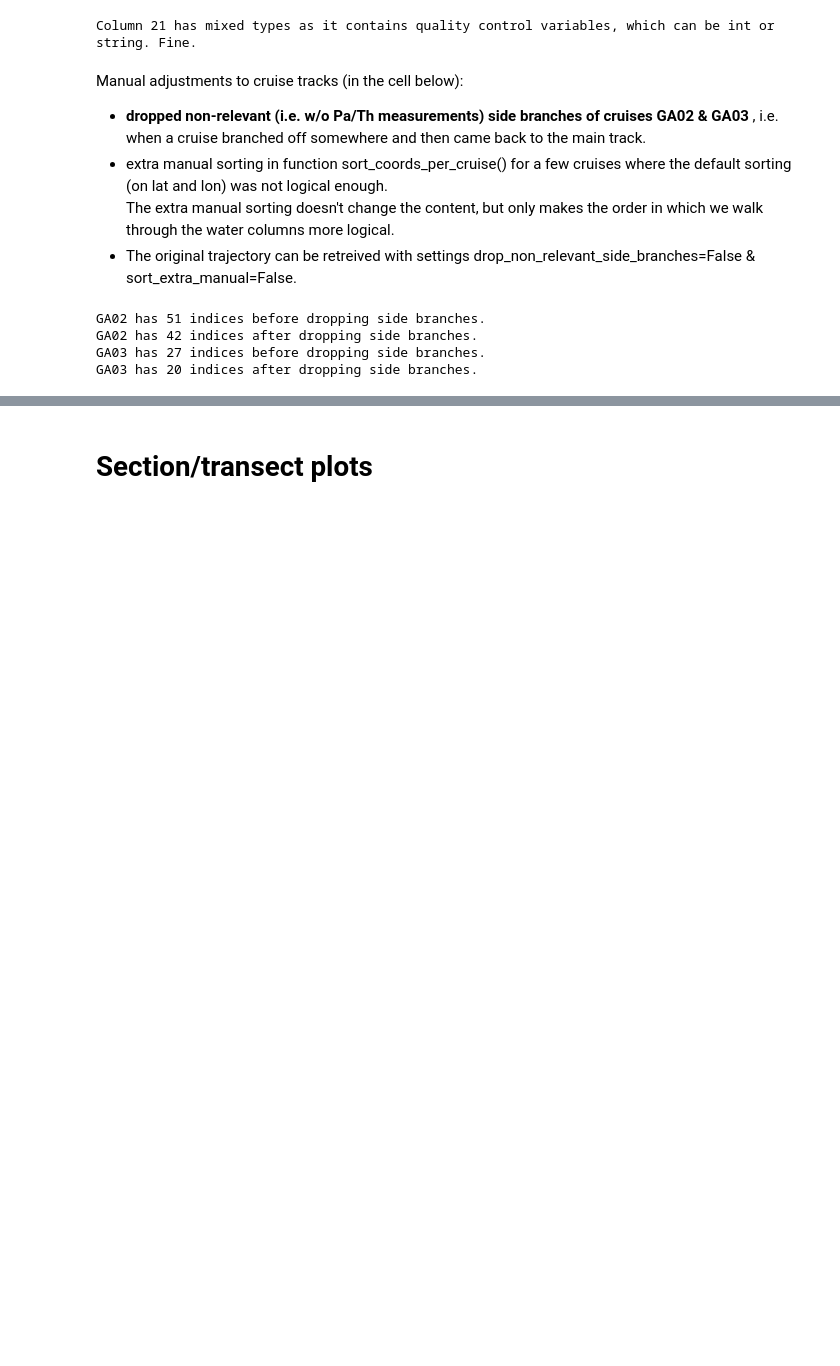
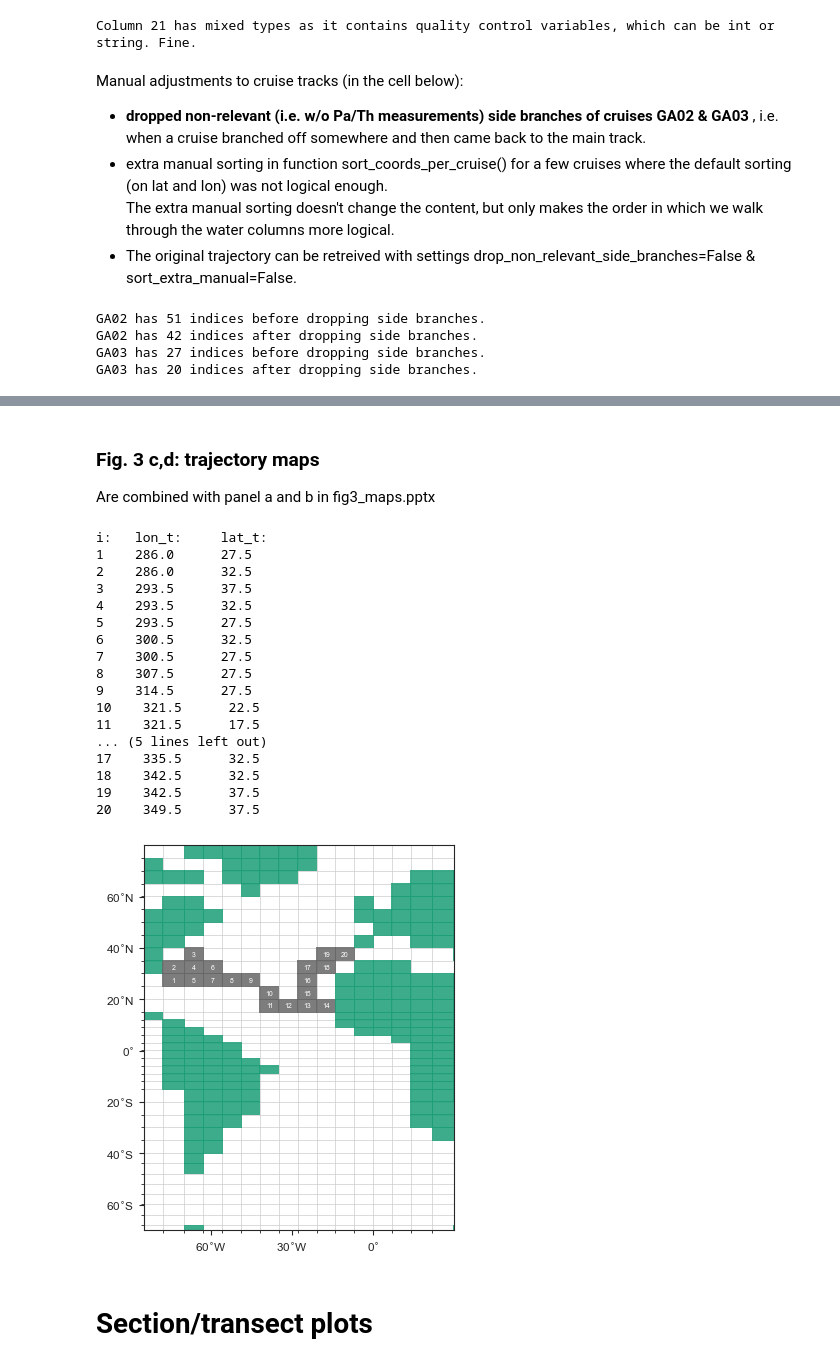
Before and after one commit to jeemijn/Atl-Pa-Th, a Jupyter notebook: 1_results_A_transect_figures.ipynb, the cells around one changed output, grey strips where cells are left out. Cells and saved outputs as stored; diff of their text form; code cells hidden in the pictures; blank space fills up the shorter version.

```diff
--- a/1_results_A_transect_figures.ipynb
+++ b/1_results_A_transect_figures.ipynb
@@ -368,2 +328,74 @@ i:   lon_t:     lat_t:
+# %% [markdown]
+### Fig. 3 c,d: trajectory maps
+Are combined with panel a and b in fig3_maps.pptx
+# %%
+# plot trajectory on Bern3D grid (using functions.py which uses plot_gruber.py)
+# Fig. 3c, d are with GA02 and GA03
+
+##################### SETTINGS ######################################################
+cruise = 'GA03'  # pick from: 'GA02','GAc02','GA03','GA10','GIPY04','GIPY05','GIpr05','GP16','GPc01','GSc02','deng','ng','pavia'
+verbose = True   # prints lon/lat coordinates
+grid_lines = True
+##################### END OF SETTINGS ###############################################
+
+## plot trajectory
+basic_data_trajectory = [data_fulls[runs[0]], t, model_coords_per_cruise, cmap] # preparation; run only used for grid
+fig = f.generate_trajectory_fig(cruise=cruise, basic_data=basic_data_trajectory, verbose=verbose)
+
+## adjust size etc. to Fig. 3a
+ax = fig.axes[0]
+fig.set_size_inches(4,5) # set size to match Fig. 3a,b
+
+if grid_lines:
+   from matplotlib import ticker
+   # add lines according to Bern3D model grid
+   # place minor ticks on every grid point such that they appear in grid
+   ax.xaxis.set_major_locator(ticker.FixedLocator([270,300,330,360]))
+   ax.set_xticklabels([-90,-60,-30,0])
+   ax.xaxis.set_minor_locator(ticker.FixedLocator(data_fulls[runs[0]].lon_u.values + 1e-2)) # adding an epsilon s.t. minor and major ticks don't coincide because ...
+   # ... I use minor ticks for grid lines & major ticks for tick labels. However, matplotlib suppresses minor ticks when they coincide with major ticks.
+   ax.yaxis.set_major_locator(ticker.FixedLocator(range(-60,70,30)))
+   ax.yaxis.set_minor_locator(ticker.FixedLocator(data_fulls[runs[0]].lat_u.values + 1e-2))
+   ax.grid("on", which='minor', lw=0.5)
+
+ax.set_title("")
+
+# set domain & yticks equal to Fig. 3a (map of cores):
+ax.set_xlim(275,390)  # domain [85W, 30E] is [275,390] in Bern3D coordinates
+ax.set_ylim(-70,80)
+ax.set_yticks(range(-60,70,20))
+
+# add '°W' etc
+ax = f.convert_ticks_of_map(ax, Bern3D_grid=True, font="Arial")
+
+# smaller ticklabels
+ax.tick_params(axis='x', labelsize=8.5)
+ax.tick_params(axis='y', labelsize=8.5)
+
+if cruise == 'GA02':
+   plt.savefig(savedir / ('fig3c_map_' + cruise + '.pdf'))
+elif cruise == 'GA03':
+   plt.savefig(savedir / ('fig3d_map_' + cruise + '.pdf'))
+else:
+   plt.savefig(savedir / ('map_' + cruise + '.pdf'))
+# %% [output]
+i:   lon_t:     lat_t:
+1    286.0      27.5
+2    286.0      32.5
+3    293.5      37.5
+4    293.5      32.5
+5    293.5      27.5
+6    300.5      32.5
+7    300.5      27.5
+8    307.5      27.5
+9    314.5      27.5
+10    321.5      22.5
+11    321.5      17.5
+... (5 lines left out)
+17    335.5      32.5
+18    342.5      32.5
+19    342.5      37.5
+20    349.5      37.5
+[figure, added]
 # %% [markdown]
 # Section/transect plots
```
Also changed, not shown: parts of 22 cells of this notebook, 19 other files.
